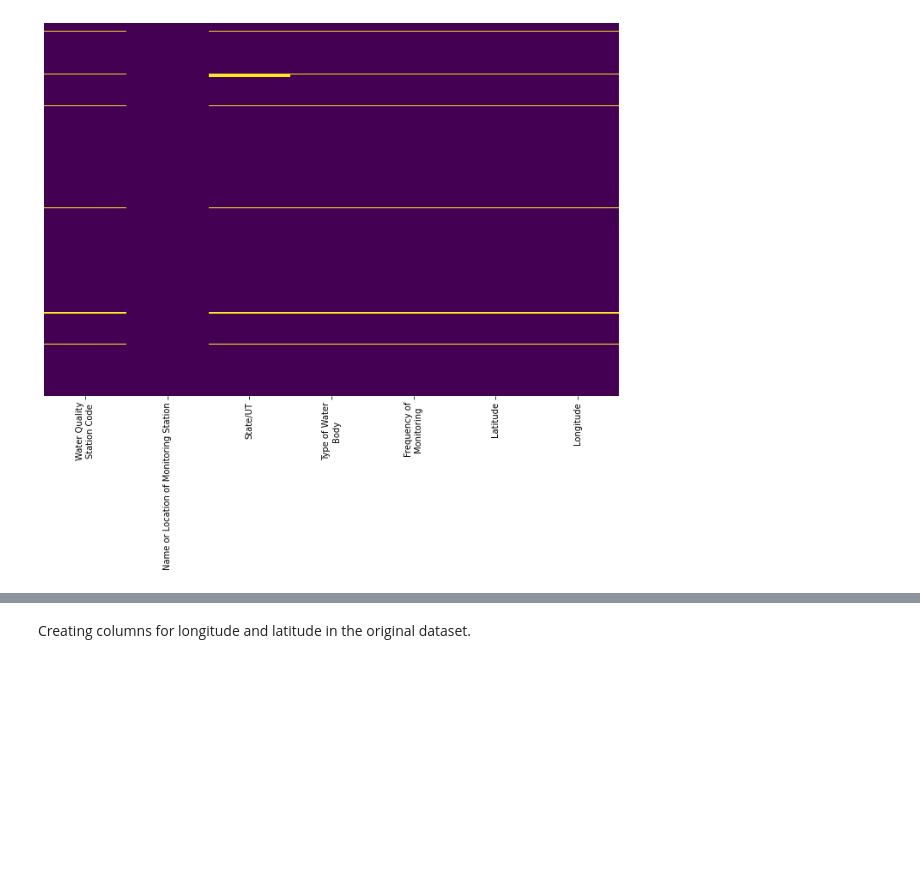
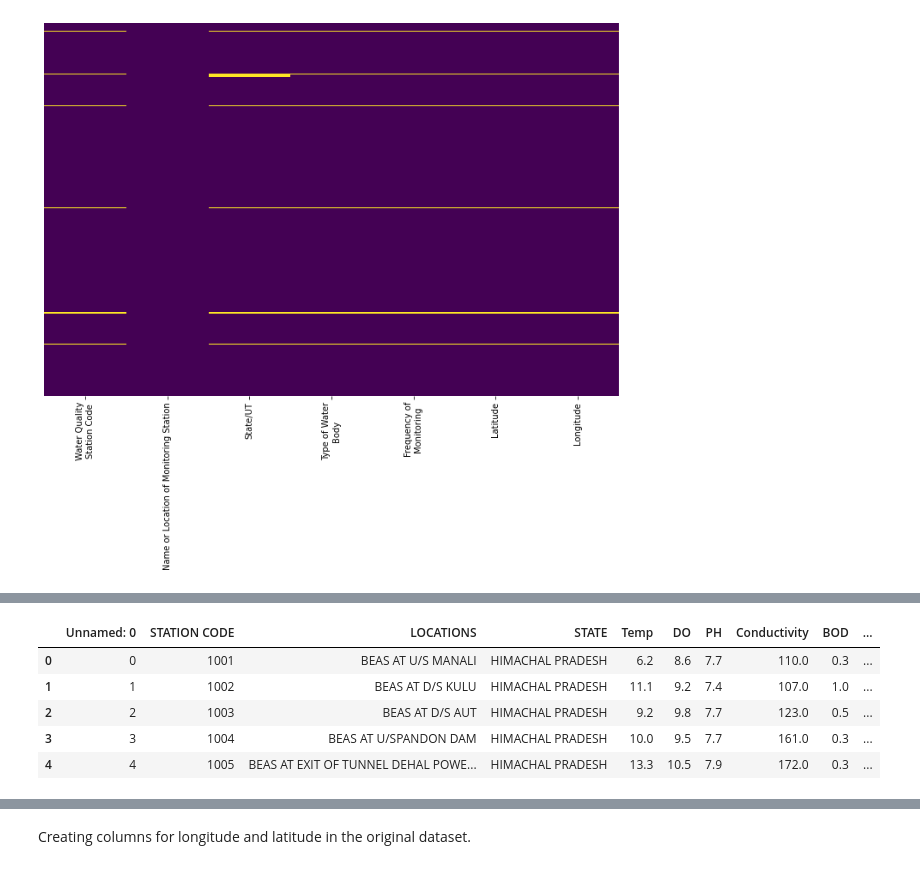
Before and after one commit to NikolaAndro/Water_Quality_Prediction, a Jupyter notebook: Nikola/image_segmentation/code_stations_processing.ipynb, the cells around one changed output, grey strips where cells are left out. Saved outputs shown, nothing was run; the diff lists cells and outputs as text; code cells hidden in the pictures; blank space fills up the shorter version.

```diff
--- a/Nikola/image_segmentation/code_stations_processing.ipynb
+++ b/Nikola/image_segmentation/code_stations_processing.ipynb
@@ -64,0 +69,9 @@ df_original.shape
+# %%
+df_original.head()
+# %% [output]
+|  | Unnamed: 0 | STATION CODE | LOCATIONS | STATE | Temp | DO | PH | Conductivity | BOD | ... |
+| 0 | 0 | 1001 | BEAS AT U/S MANALI | HIMACHAL PRADESH | 6.2 | 8.6 | 7.7 | 110.0 | 0.3 | ... |
+| 1 | 1 | 1002 | BEAS AT D/S KULU | HIMACHAL PRADESH | 11.1 | 9.2 | 7.4 | 107.0 | 1.0 | ... |
+| 2 | 2 | 1003 | BEAS AT D/S AUT | HIMACHAL PRADESH | 9.2 | 9.8 | 7.7 | 123.0 | 0.5 | ... |
+| 3 | 3 | 1004 | BEAS AT U/SPANDON DAM | HIMACHAL PRADESH | 10.0 | 9.5 | 7.7 | 161.0 | 0.3 | ... |
+| 4 | 4 | 1005 | BEAS AT EXIT OF TUNNEL DEHAL POWE... | HIMACHAL PRADESH | 13.3 | 10.5 | 7.9 | 172.0 | 0.3 | ... |
```
Also changed, not shown: parts of 12 cells of this notebook, 6 other files.
